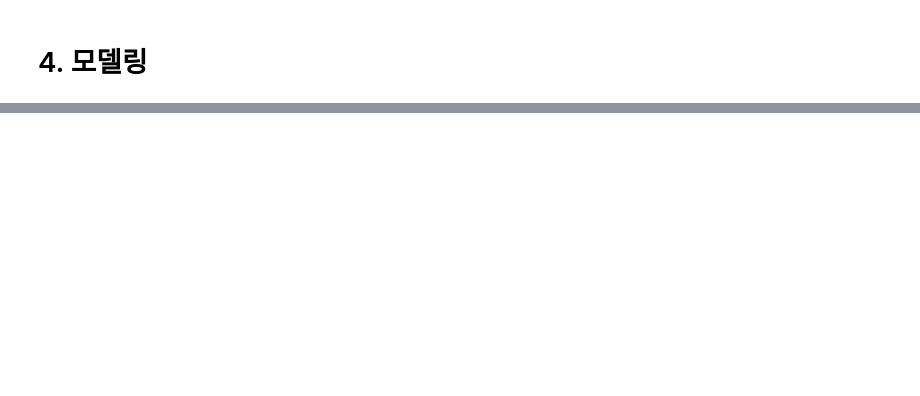
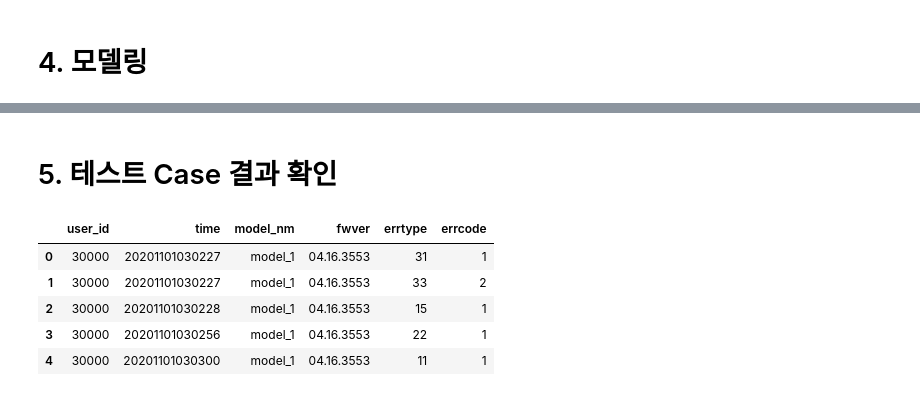
Before and after one commit to castleroad95/System-error-AI-competition, a Jupyter notebook: protesting_prediction.ipynb, the cells around one changed output, grey strips where cells are left out. Drawn from its saved outputs; the diff is of its cells as text; code cells hidden in the pictures; blank space fills up the shorter version.

```diff
--- a/protesting_prediction.ipynb
+++ b/protesting_prediction.ipynb
@@ -780,0 +984,13 @@ array([15, 12, 11, 16,  4, 26, 10, 14,  3, 13,  6,  7, 27, 28, 31, 33, 22,
+# %% [markdown]
+# 5. 테스트 Case 결과 확인
+# %%
+f_test=pd.read_csv(PATH+'test_err_data.csv')
+# %%
+f_test.head(5)
+# %% [output]
+|  | user_id | time | model_nm | fwver | errtype | errcode |
+| 0 | 30000 | 20201101030227 | model_1 | 04.16.3553 | 31 | 1 |
+| 1 | 30000 | 20201101030227 | model_1 | 04.16.3553 | 33 | 2 |
+| 2 | 30000 | 20201101030228 | model_1 | 04.16.3553 | 15 | 1 |
+| 3 | 30000 | 20201101030256 | model_1 | 04.16.3553 | 22 | 1 |
+| 4 | 30000 | 20201101030300 | model_1 | 04.16.3553 | 11 | 1 |
```
Also changed, not shown: parts of 20 cells of this notebook.
